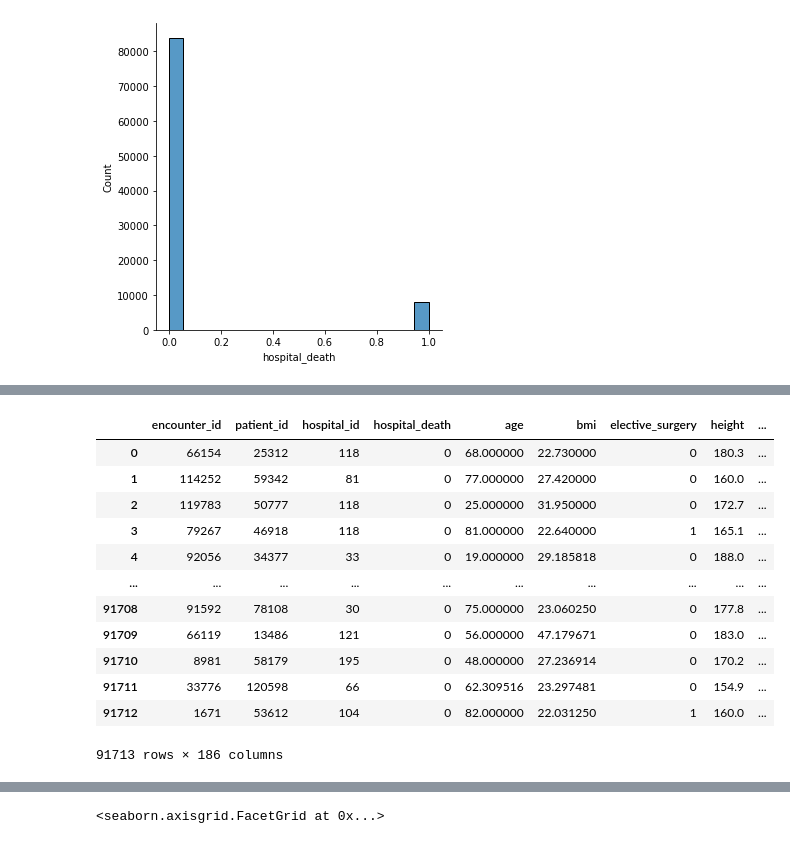
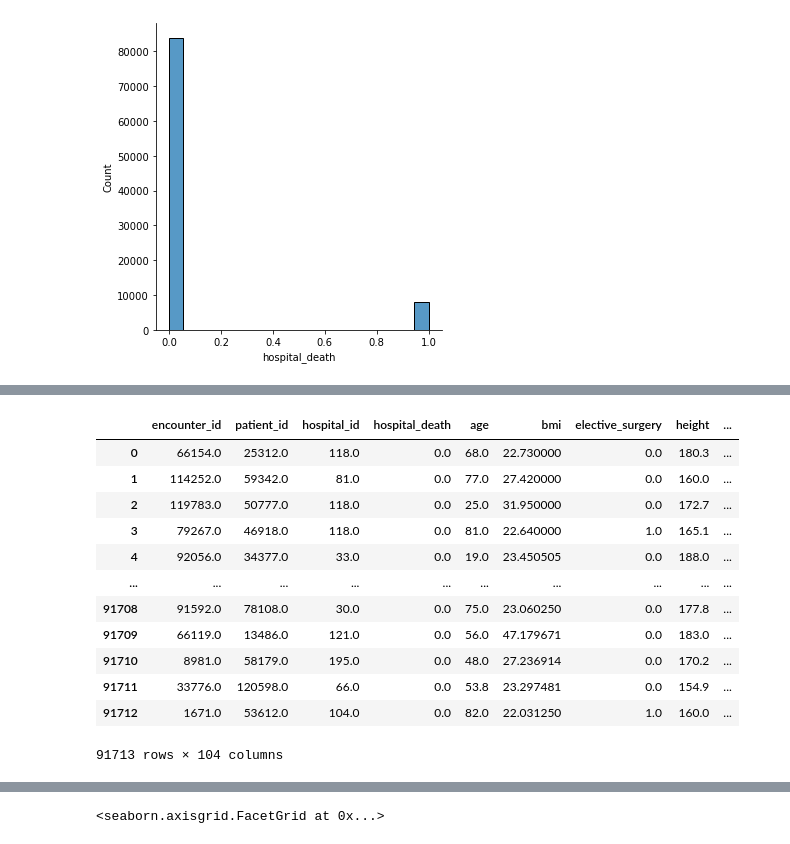
Before and after one commit to lmpawan10/Hospital-Death-Prediction, a Jupyter notebook: Hospital Deaths Prediction.ipynb, the cells around one changed output, grey strips where cells are left out. Saved outputs shown, nothing was run; the diff lists cells and outputs as text; code cells hidden in the pictures.

```diff
--- a/Hospital Deaths Prediction.ipynb
+++ b/Hospital Deaths Prediction.ipynb
@@ -75,5 +188,5 @@ plt.show()
 # %%
-#data = pd.get_dummies(data)
+data_num = data_check_num
 data
 # %% [output]
 |  | encounter_id | patient_id | hospital_id | hospital_death | age | bmi | elective_surgery | ethnicity | ... |
@@ -143,5 +255,5 @@ Index(['encounter_id', 'patient_id', 'hospital_id', 'hospital_death', 'age',
 # %%
 
-for i in train_num.columns:
- train_num[i].fillna(train_num[i].mean(), inplace=True)
-print(train_num)
+#for i in train_num.columns:
+ #train_num[i].fillna(train_num[i].mean(), inplace=True)
+#print(train_num)
@@ -185,4 +275,4 @@ Length: 178, dtype: int64
 # %%
-train_obj = data.select_dtypes('object')
-train_obj
+data_obj = data.select_dtypes('object')
+data_obj
 # %% [output]
@@ -202,5 +303,5 @@ train_obj
 # %%
-for i in train_obj.columns:
- train_obj[i].fillna(train_obj[i].mode()[0], inplace=True)
-print(train_obj)
+for i in data_obj.columns:
+ data_obj[i].fillna(data_obj[i].mode()[0], inplace=True)
+print(data_obj)
 # %% [output]
@@ -240,20 +353,20 @@ dtype: int64
 # %%
-data = pd.concat([train_num, train_obj], axis = 1)
+data = pd.concat([data_num, data_obj], axis = 1)
 data
 # %% [output]
 |  | encounter_id | patient_id | hospital_id | hospital_death | age | bmi | elective_surgery | height | ... |
-| 0 | 66154 | 25312 | 118 | 0 | 68.000000 | 22.730000 | 0 | 180.3 | ... |
-| 1 | 114252 | 59342 | 81 | 0 | 77.000000 | 27.420000 | 0 | 160.0 | ... |
-| 2 | 119783 | 50777 | 118 | 0 | 25.000000 | 31.950000 | 0 | 172.7 | ... |
-| 3 | 79267 | 46918 | 118 | 0 | 81.000000 | 22.640000 | 1 | 165.1 | ... |
-| 4 | 92056 | 34377 | 33 | 0 | 19.000000 | 29.185818 | 0 | 188.0 | ... |
+| 0 | 66154.0 | 25312.0 | 118.0 | 0.0 | 68.0 | 22.730000 | 0.0 | 180.3 | ... |
+| 1 | 114252.0 | 59342.0 | 81.0 | 0.0 | 77.0 | 27.420000 | 0.0 | 160.0 | ... |
+| 2 | 119783.0 | 50777.0 | 118.0 | 0.0 | 25.0 | 31.950000 | 0.0 | 172.7 | ... |
+| 3 | 79267.0 | 46918.0 | 118.0 | 0.0 | 81.0 | 22.640000 | 1.0 | 165.1 | ... |
+| 4 | 92056.0 | 34377.0 | 33.0 | 0.0 | 19.0 | 23.450505 | 0.0 | 188.0 | ... |
 | ... | ... | ... | ... | ... | ... | ... | ... | ... | ... |
-| 91708 | 91592 | 78108 | 30 | 0 | 75.000000 | 23.060250 | 0 | 177.8 | ... |
-| 91709 | 66119 | 13486 | 121 | 0 | 56.000000 | 47.179671 | 0 | 183.0 | ... |
-| 91710 | 8981 | 58179 | 195 | 0 | 48.000000 | 27.236914 | 0 | 170.2 | ... |
-| 91711 | 33776 | 120598 | 66 | 0 | 62.309516 | 23.297481 | 0 | 154.9 | ... |
-| 91712 | 1671 | 53612 | 104 | 0 | 82.000000 | 22.031250 | 1 | 160.0 | ... |
+| 91708 | 91592.0 | 78108.0 | 30.0 | 0.0 | 75.0 | 23.060250 | 0.0 | 177.8 | ... |
+| 91709 | 66119.0 | 13486.0 | 121.0 | 0.0 | 56.0 | 47.179671 | 0.0 | 183.0 | ... |
+| 91710 | 8981.0 | 58179.0 | 195.0 | 0.0 | 48.0 | 27.236914 | 0.0 | 170.2 | ... |
+| 91711 | 33776.0 | 120598.0 | 66.0 | 0.0 | 53.8 | 23.297481 | 0.0 | 154.9 | ... |
+| 91712 | 1671.0 | 53612.0 | 104.0 | 0.0 | 82.0 | 22.031250 | 1.0 | 160.0 | ... |
-91713 rows × 186 columns
+91713 rows × 104 columns
 # %%
 data = pd.get_dummies(data)
 data
```
Also changed, not shown: parts of 53 cells of this notebook.
